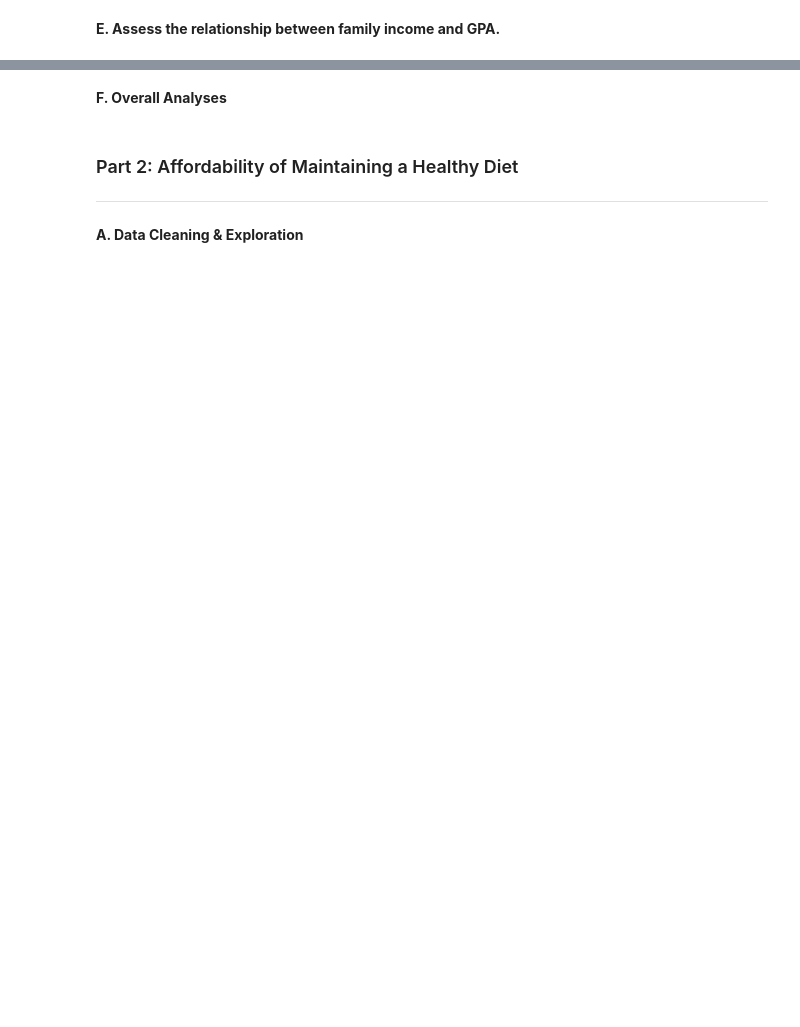
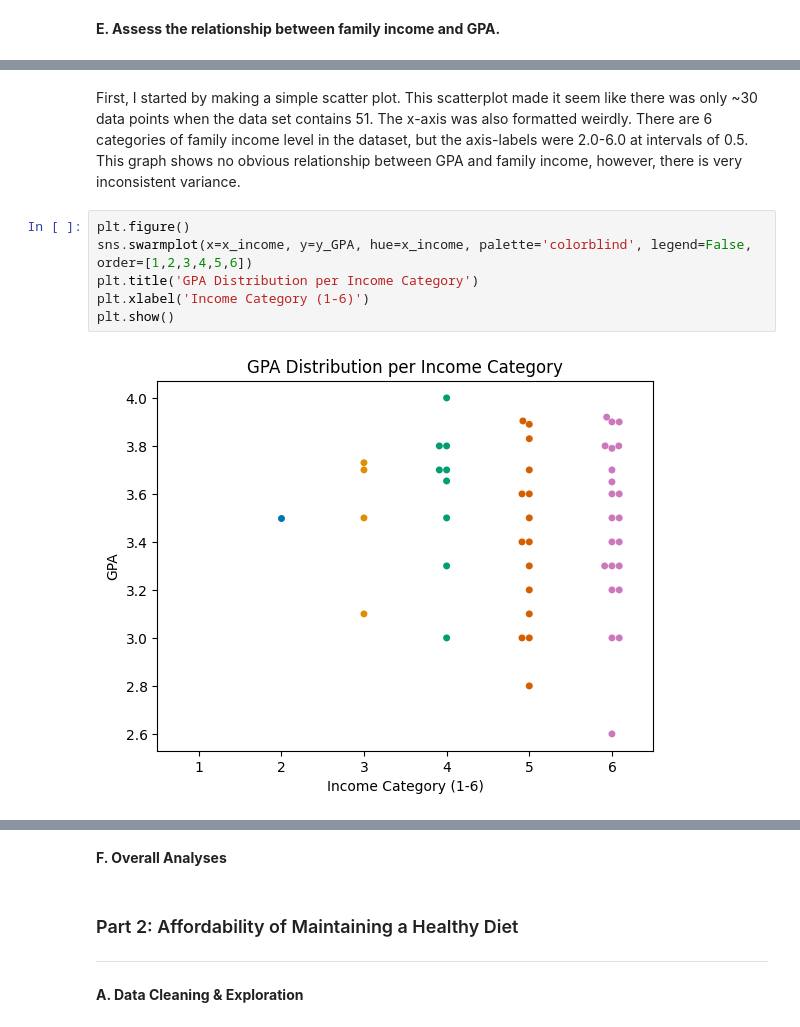
Before and after one commit to laur-park/dsci235-final-project, a Jupyter notebook: Diddi_Parker_Final_Project.ipynb, the cells around one changed output, grey strips where cells are left out. Drawn from its saved outputs; the diff is of its cells as text; blank space fills up the shorter version.

```diff
--- a/Diddi_Parker_Final_Project.ipynb
+++ b/Diddi_Parker_Final_Project.ipynb
@@ -190,0 +194,10 @@ To quantify health status, we will be using the column health_feeling. Healthy s
+# %% [markdown]
+First, I started by making a simple scatter plot. This scatterplot made it seem like there was only ~30 data points when the data set contains 51. The x-axis was also formatted weirdly. There are 6 categories of family income level in the dataset, but the axis-labels were 2.0-6.0 at intervals of 0.5. This graph shows no obvious relationship between GPA and family income, however, there is very inconsistent variance.
+# %%
+plt.figure()
+sns.swarmplot(x=x_income, y=y_GPA, hue=x_income, palette='colorblind', legend=False, order=[1,2,3,4,5,6])
+plt.title('GPA Distribution per Income Category')
+plt.xlabel('Income Category (1-6)')
+plt.show()
+# %% [output]
+[figure, added]
```
Also changed, not shown: parts of 20 cells of this notebook.
